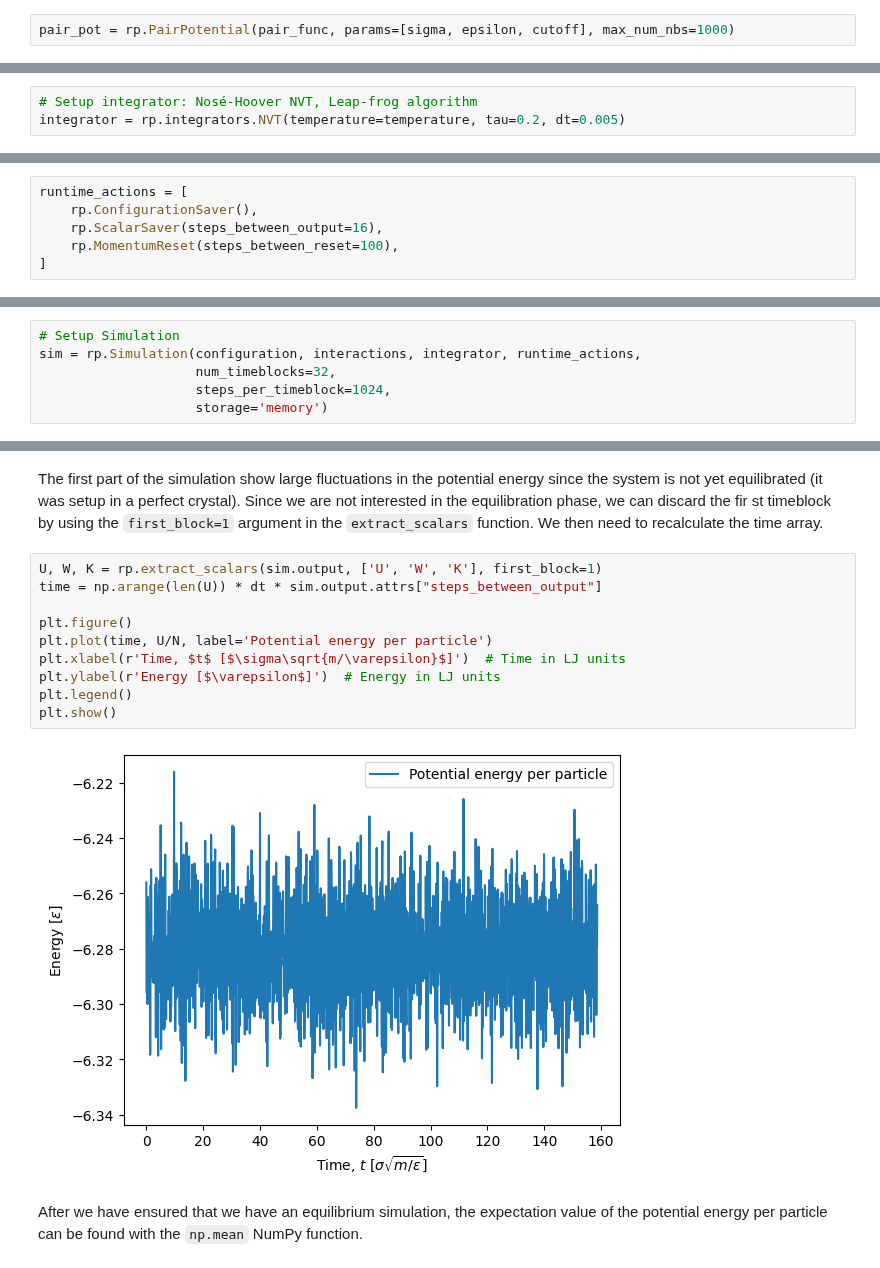
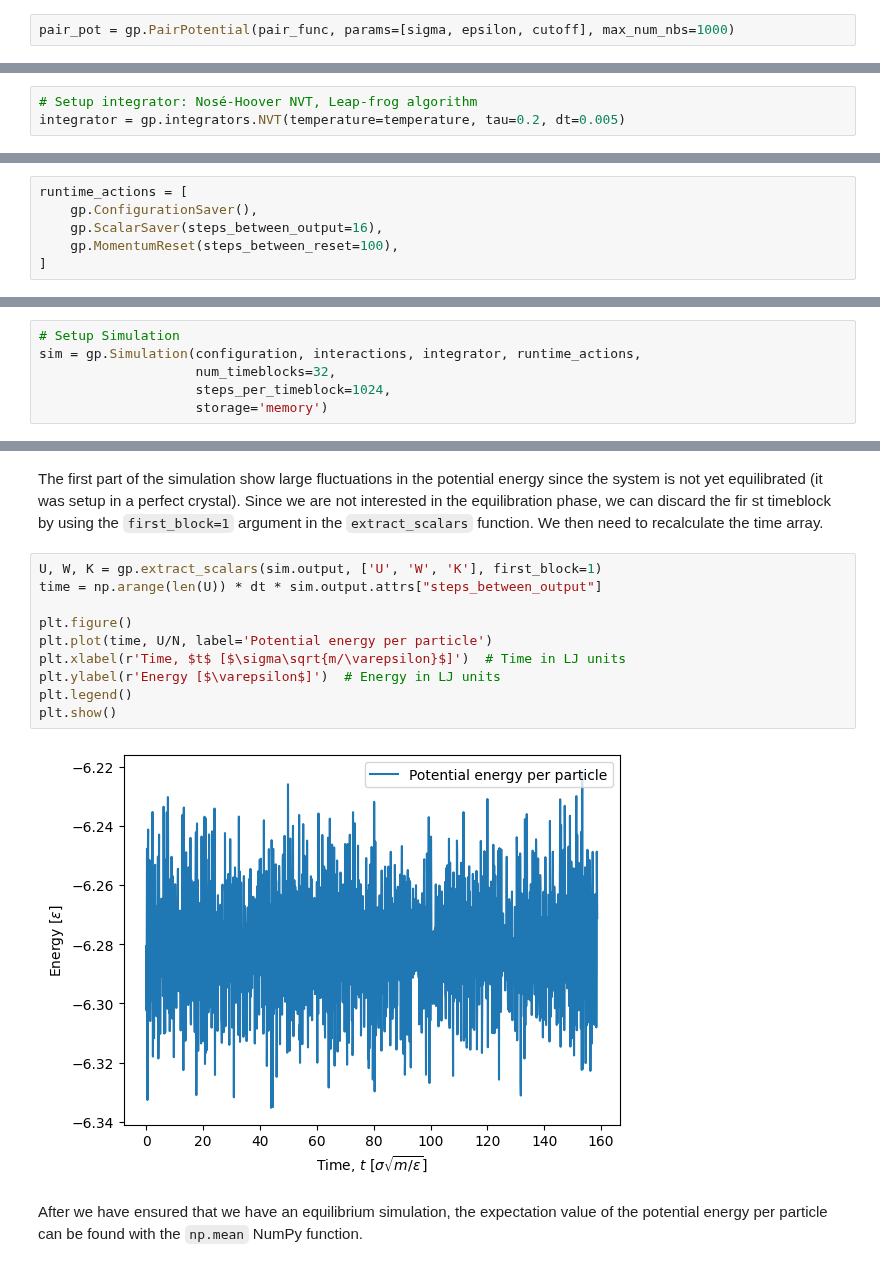
Before and after one commit to jklust/gamdpy, a Jupyter notebook: tutorials/my_first_simulation.ipynb, the cells around one changed output, grey strips where cells are left out. Saved outputs shown, nothing was run; the diff lists cells and outputs as text.

```diff
--- a/tutorials/my_first_simulation.ipynb
+++ b/tutorials/my_first_simulation.ipynb
@@ -158,7 +158,7 @@ plt.show()
 # %% [markdown]
 We can now create an interaction objects using this pair potential function we made.
 # %%
-pair_pot = rp.PairPotential(pair_func, params=[sigma, epsilon, cutoff], max_num_nbs=1000)
+pair_pot = gp.PairPotential(pair_func, params=[sigma, epsilon, cutoff], max_num_nbs=1000)
 # %% [markdown]
 Finally, we create a list will all the interactions in our simulations. In this simulation, we only have one, but later we may want to include more like bonds, walls, or gravity.
 # %%
@@ -170,5 +172,5 @@ Next, create an integrator object. These are avalible in the submodule `rumdpy.i
 # %%
 # Setup integrator: Nosé-Hoover NVT, Leap-frog algorithm
-integrator = rp.integrators.NVT(temperature=temperature, tau=0.2, dt=0.005)
+integrator = gp.integrators.NVT(temperature=temperature, tau=0.2, dt=0.005)
 # %% [markdown]
 ## Runtime actions
@@ -176,8 +182,8 @@ We typically wants to do some actions during the simulations. Below we specify t
 # %%
 runtime_actions = [
-    rp.ConfigurationSaver(),
-    rp.ScalarSaver(steps_between_output=16),
-    rp.MomentumReset(steps_between_reset=100),
+    gp.ConfigurationSaver(),
+    gp.ScalarSaver(steps_between_output=16),
+    gp.MomentumReset(steps_between_reset=100),
 ]
 # %% [markdown]
 
@@ -193,7 +199,7 @@ We now have all the components to set up a simulation object.
 For the simulation object we also specify that we want `num_timeblocks=32` time blocks of `steps_per_timeblock=1024` steps. We also specify that we want to store the simulation data in `storage=memory`.
 # %%
 # Setup Simulation
-sim = rp.Simulation(configuration, interactions, integrator, runtime_actions,
+sim = gp.Simulation(configuration, interactions, integrator, runtime_actions,
                     num_timeblocks=32,
                     steps_per_timeblock=1024,
                     storage='memory')
@@ -272,17 +279,17 @@ plt.show()
 # %% [markdown]
 The first part of the simulation show large fluctuations in the potential energy since the system is not yet equilibrated (it was setup in a perfect crystal). Since we are not interested in the equilibration phase, we can discard the fir st timeblock by using the `first_block=1` argument in the `extract_scalars` function. We then need to recalculate the time array.
 # %%
-U, W, K = rp.extract_scalars(sim.output, ['U', 'W', 'K'], first_block=1)
+U, W, K = gp.extract_scalars(sim.output, ['U', 'W', 'K'], first_block=1)
 time = np.arange(len(U)) * dt * sim.output.attrs["steps_between_output"]
 
 plt.figure()
 plt.plot(time, U/N, label='Potential energy per particle')
 plt.xlabel(r'Time, $t$ [$\sigma\sqrt{m/\varepsilon}$]')  # Time in LJ units
 plt.ylabel(r'Energy [$\varepsilon$]')  # Energy in LJ units
 plt.legend()
 plt.show()
 # %% [output]
-[figure, old version]
+[figure, new version]
 # %% [markdown]
 After we have ensured that we have an equilibrium simulation, the expectation value of the potential energy per particle can be found with the `np.mean` NumPy function.
 # %%
```
Also changed, not shown: parts of 21 cells of this notebook, 8 other files.
